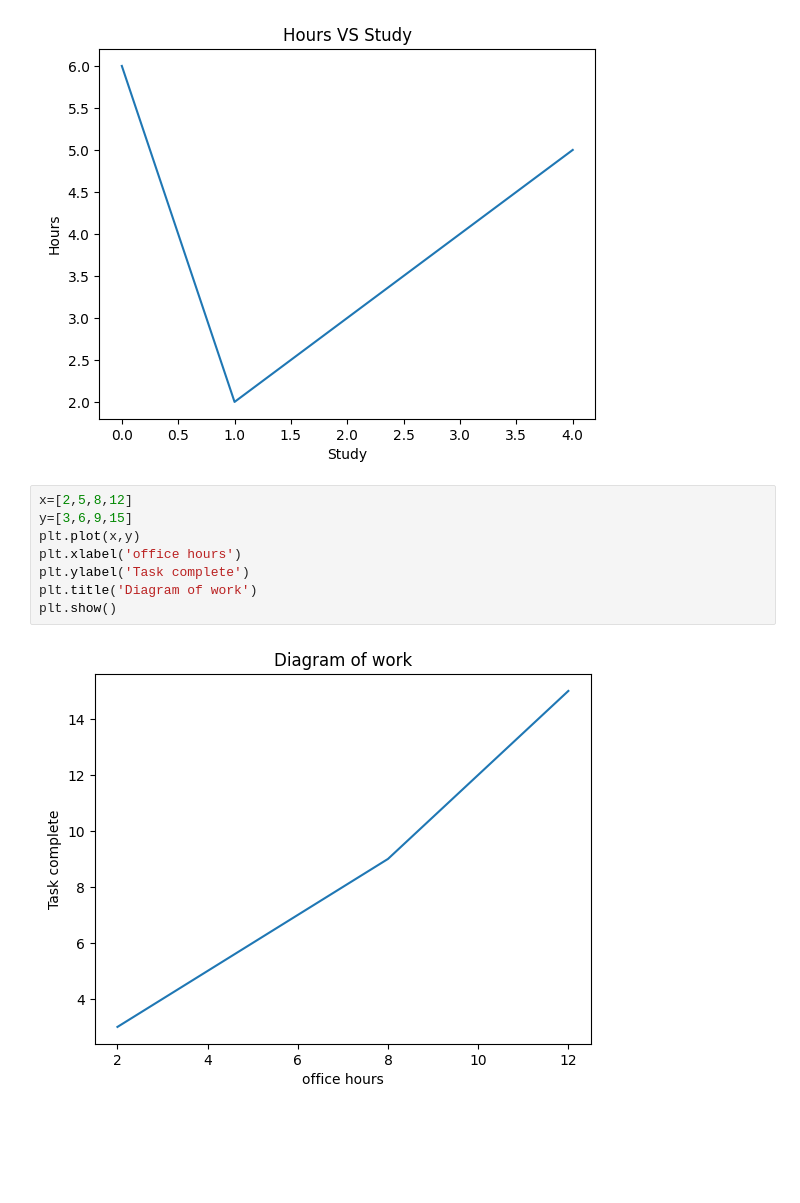
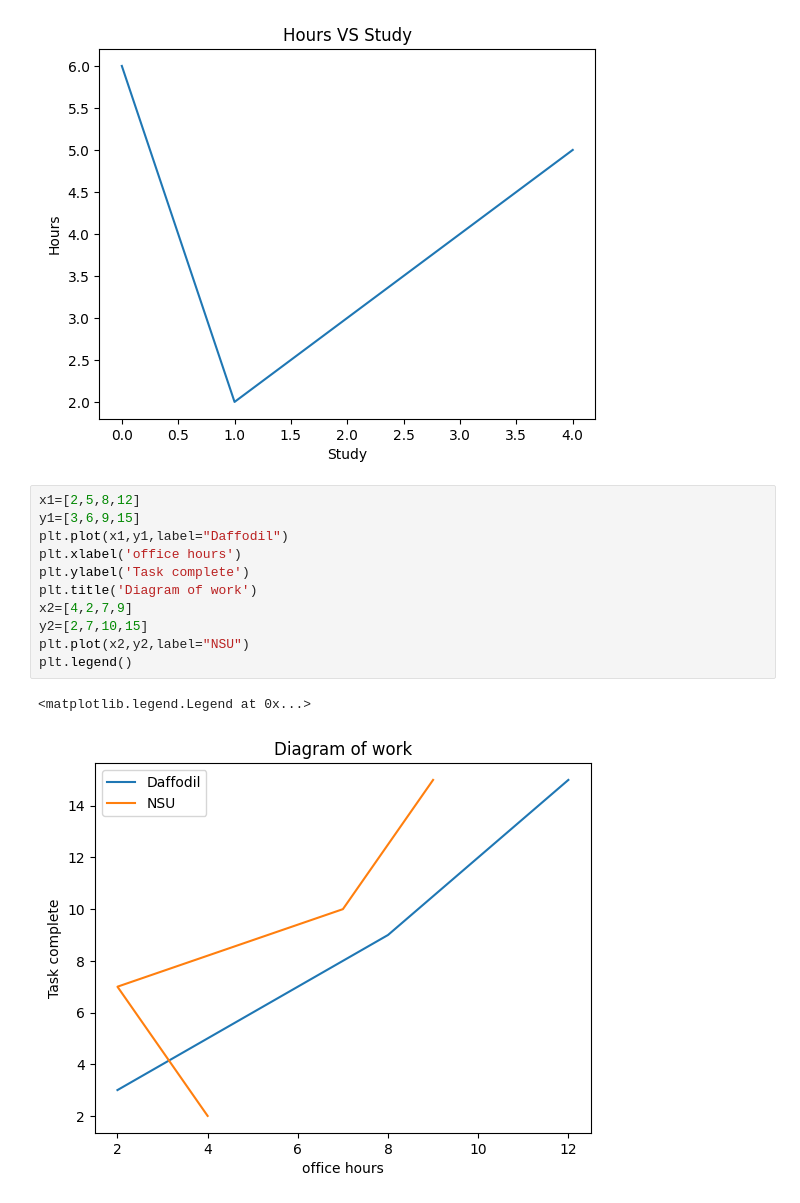
Before and after one commit to delowarshizar/Practice, a Jupyter notebook: ml.ipynb, the cells around one changed output. Drawn from its saved outputs; the diff is of its cells as text; blank space fills up the shorter version.

```diff
--- a/ml.ipynb
+++ b/ml.ipynb
@@ -35,12 +35,16 @@ plt.show()
 # %% [output]
 [figure]
 # %%
-x=[2,5,8,12]
-y=[3,6,9,15]
-plt.plot(x,y)
+x1=[2,5,8,12]
+y1=[3,6,9,15]
+plt.plot(x1,y1,label="Daffodil")
 plt.xlabel('office hours')
 plt.ylabel('Task complete')
 plt.title('Diagram of work')
-plt.show()
+x2=[4,2,7,9]
+y2=[2,7,10,15]
+plt.plot(x2,y2,label="NSU")
+plt.legend()
 # %% [output]
+<matplotlib.legend.Legend at 0x...>
-[figure, old version]
+[figure, new version]
```
Also changed, not shown: parts of 3 cells of this notebook.
